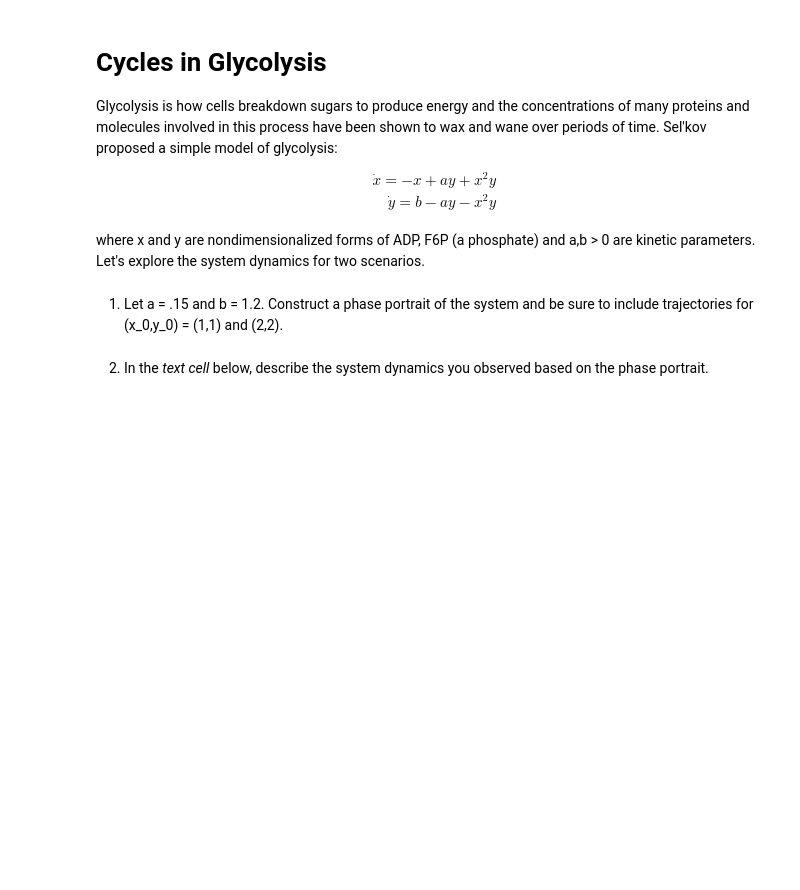
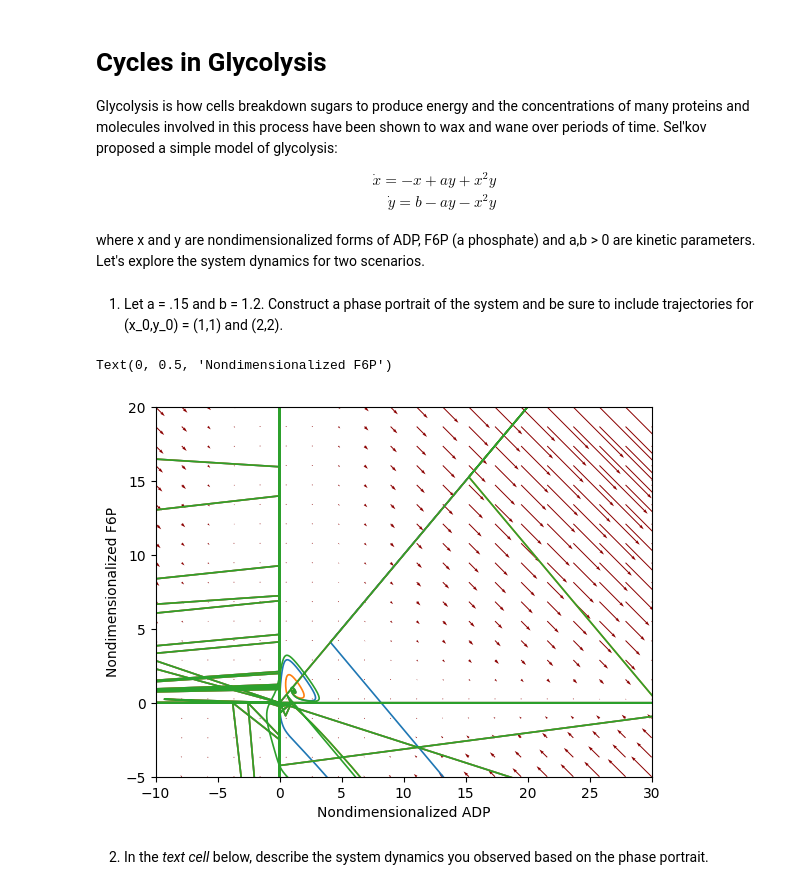
Before and after one commit to mdsnbutler/ChE_2410-Public-Repo, a Jupyter notebook: Homework/Homework 8 Phase Portraits and Cycles.ipynb, the cells around one changed output. Cells and saved outputs as stored; diff of their text form; code cells hidden in the pictures; blank space fills up the shorter version.

```diff
--- a/Homework/Homework 8 Phase Portraits and Cycles.ipynb
+++ b/Homework/Homework 8 Phase Portraits and Cycles.ipynb
@@ -121,6 +125,27 @@ Glycolysis is how cells breakdown sugars to produce energy and the concentration
 where x and y are nondimensionalized forms of ADP, F6P (a phosphate) and a,b > 0 are kinetic parameters. Let's explore the system dynamics for two scenarios.
 # %% [markdown]
 1. Let a = .15 and b = 1.2. Construct a phase portrait of the system and be sure to include trajectories for (x_0,y_0) = (1,1) and (2,2).
+# %%
+def f2(x,a=.15,b=1.2):
+    dx = -x[0] + a*x[1] + (x[0]**2)*x[1]
+    dy = b - a*x[0] - (x[0]**2)*x[1]
+    return np.array([dx,dy])
+
+plotdf(f2, # Function giving the rhs of the diff. eq. system
+     np.array([-10,30]), # [xmin,xmax]
+     np.array([-5,20]),# [ymin,ymax]
+     [(0,0),(1,1),(2,2)], # list of initial values for trajectories (optional)
+     # Additional parameters for `f` (optional)
+     #parameters={,"l":0.5,"m":0.3,"b":0.05},
+     gridsteps=20,
+     nsteps = 1000,
+     tmax=20)
+
+plt.xlabel("Nondimensionalized ADP")
+plt.ylabel("Nondimensionalized F6P")
+# %% [output]
+Text(0, 0.5, 'Nondimensionalized F6P')
+[figure, added]
 # %% [markdown]
 2. In the *text cell* below, describe the system dynamics you observed based on the phase portrait.
 # %% [markdown]
```
Also changed, not shown: parts of 3 cells of this notebook, 1 other file.
